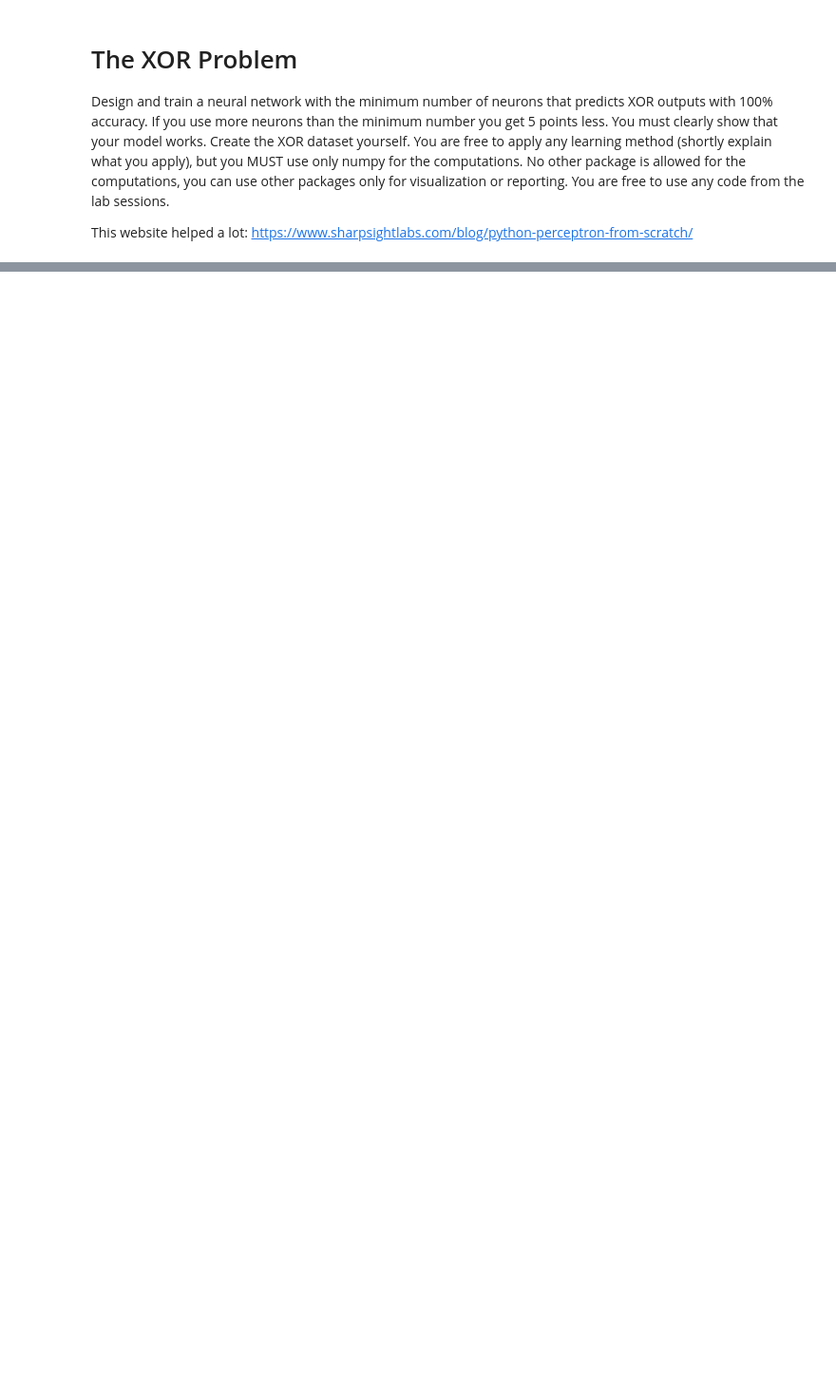
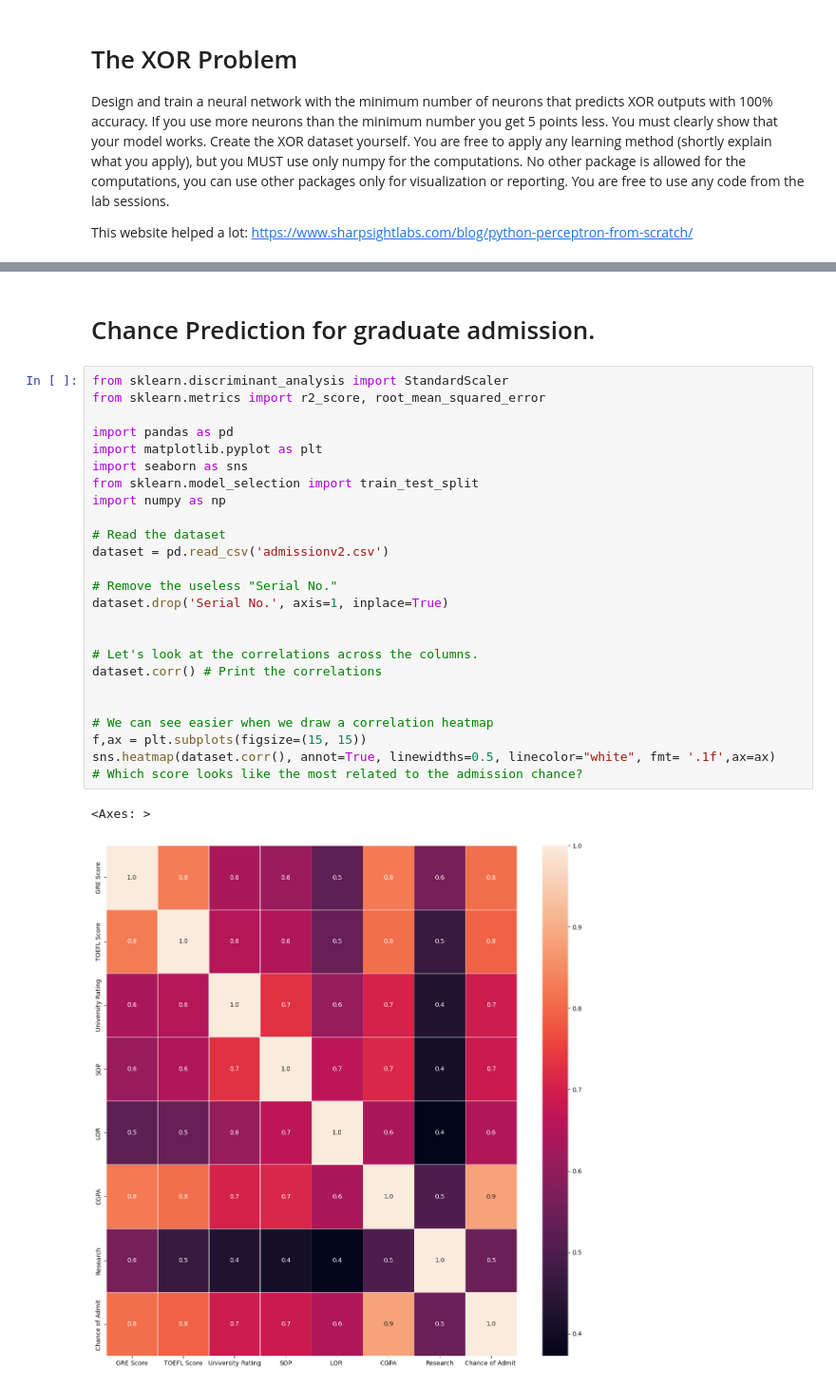
Before and after one commit to variden3301/Neural-Networks-With-Pytorch, a Jupyter notebook: Homework/21070001048.ipynb, the cells around one changed output, grey strips where cells are left out. Shown: that part at 95% size. Saved outputs shown, nothing was run; the diff lists cells and outputs as text; blank space fills up the shorter version.

```diff
--- a/Homework/21070001048.ipynb
+++ b/Homework/21070001048.ipynb
@@ -177,0 +165,30 @@ ValueError: shapes (4,4) and (2,1) not aligned: 4 (dim 1) != 2 (dim 0)
+# %% [markdown]
+# Chance Prediction for graduate admission.
+# %%
+from sklearn.discriminant_analysis import StandardScaler
+from sklearn.metrics import r2_score, root_mean_squared_error
+
+import pandas as pd
+import matplotlib.pyplot as plt
+import seaborn as sns
+from sklearn.model_selection import train_test_split
+import numpy as np
+
+# Read the dataset
+dataset = pd.read_csv('admissionv2.csv')
+
+# Remove the useless "Serial No."
+dataset.drop('Serial No.', axis=1, inplace=True)
+
+
+# Let's look at the correlations across the columns.
+dataset.corr() # Print the correlations
+
+
+# We can see easier when we draw a correlation heatmap
+f,ax = plt.subplots(figsize=(15, 15))
+sns.heatmap(dataset.corr(), annot=True, linewidths=0.5, linecolor="white", fmt= '.1f',ax=ax)
+# Which score looks like the most related to the admission chance?
+# %% [output]
+<Axes: >
+[figure, added]
```
Also changed, not shown: parts of 3 cells of this notebook, 2 other files.
